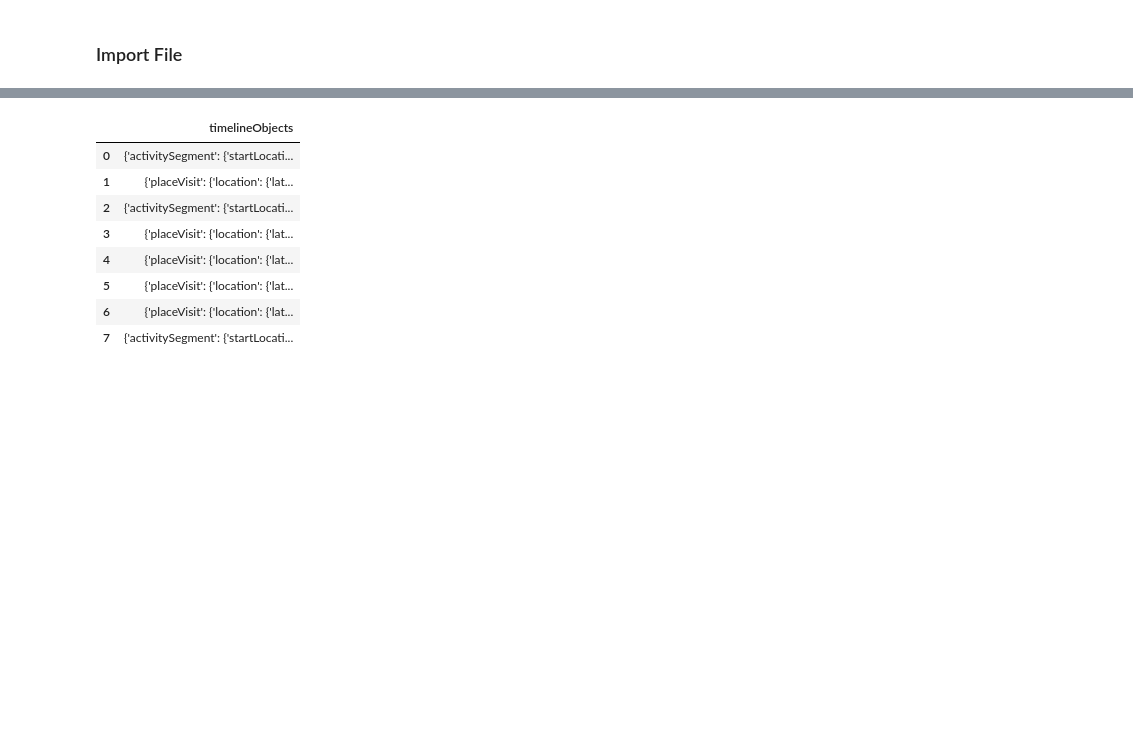
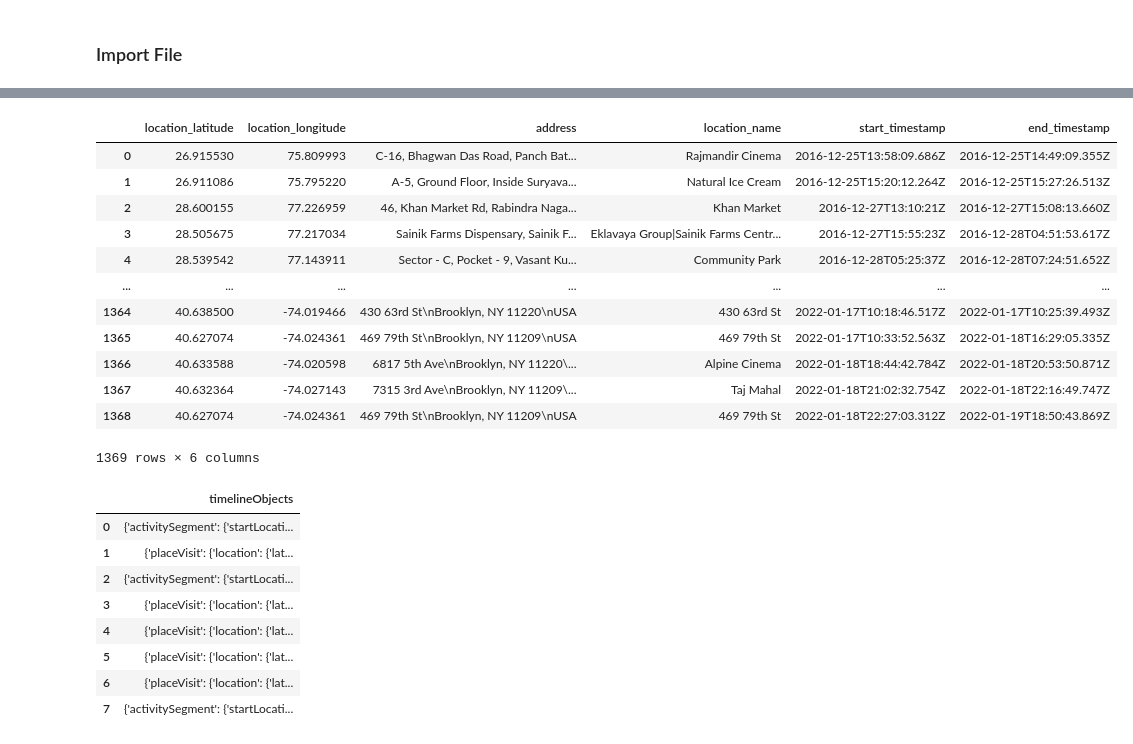
Before and after one commit to pb2640/big_data_spring22, a Jupyter notebook: Elk_google_loc.ipynb, the cells around one changed output, grey strips where cells are left out. Saved outputs shown, nothing was run; the diff lists cells and outputs as text; code cells hidden in the pictures; blank space fills up the shorter version.

```diff
--- a/Elk_google_loc.ipynb
+++ b/Elk_google_loc.ipynb
@@ -49,3 +100,19 @@ df = pd.read_json(r"C:\Users\parth\2022\notebooks\data\Takeout\Location History\
+# %%
+df = pd.DataFrame.from_dict(data_21)
+# %% [output]
+|  | location_latitude | location_longitude | address | location_name | start_timestamp | end_timestamp |
+| 0 | 26.915530 | 75.809993 | C-16, Bhagwan Das Road, Panch Bat... | Rajmandir Cinema | 2016-12-25T13:58:09.686Z | 2016-12-25T14:49:09.355Z |
+| 1 | 26.911086 | 75.795220 | A-5, Ground Floor, Inside Suryava... | Natural Ice Cream | 2016-12-25T15:20:12.264Z | 2016-12-25T15:27:26.513Z |
+| 2 | 28.600155 | 77.226959 | 46, Khan Market Rd, Rabindra Naga... | Khan Market | 2016-12-27T13:10:21Z | 2016-12-27T15:08:13.660Z |
+| 3 | 28.505675 | 77.217034 | Sainik Farms Dispensary, Sainik F... | Eklavaya Group|Sainik Farms Centr... | 2016-12-27T15:55:23Z | 2016-12-28T04:51:53.617Z |
+| 4 | 28.539542 | 77.143911 | Sector - C, Pocket - 9, Vasant Ku... | Community Park | 2016-12-28T05:25:37Z | 2016-12-28T07:24:51.652Z |
+| ... | ... | ... | ... | ... | ... | ... |
+| 1364 | 40.638500 | -74.019466 | 430 63rd St\nBrooklyn, NY 11220\nUSA | 430 63rd St | 2022-01-17T10:18:46.517Z | 2022-01-17T10:25:39.493Z |
+| 1365 | 40.627074 | -74.024361 | 469 79th St\nBrooklyn, NY 11209\nUSA | 469 79th St | 2022-01-17T10:33:52.563Z | 2022-01-18T16:29:05.335Z |
+| 1366 | 40.633588 | -74.020598 | 6817 5th Ave\nBrooklyn, NY 11220\... | Alpine Cinema | 2022-01-18T18:44:42.784Z | 2022-01-18T20:53:50.871Z |
+| 1367 | 40.632364 | -74.027143 | 7315 3rd Ave\nBrooklyn, NY 11209\... | Taj Mahal | 2022-01-18T21:02:32.754Z | 2022-01-18T22:16:49.747Z |
+| 1368 | 40.627074 | -74.024361 | 469 79th St\nBrooklyn, NY 11209\nUSA | 469 79th St | 2022-01-18T22:27:03.312Z | 2022-01-19T18:50:43.869Z |
+1369 rows × 6 columns
 # %%
 df[:8]
 # %% [output]
```
Also changed, not shown: parts of 21 cells of this notebook.
